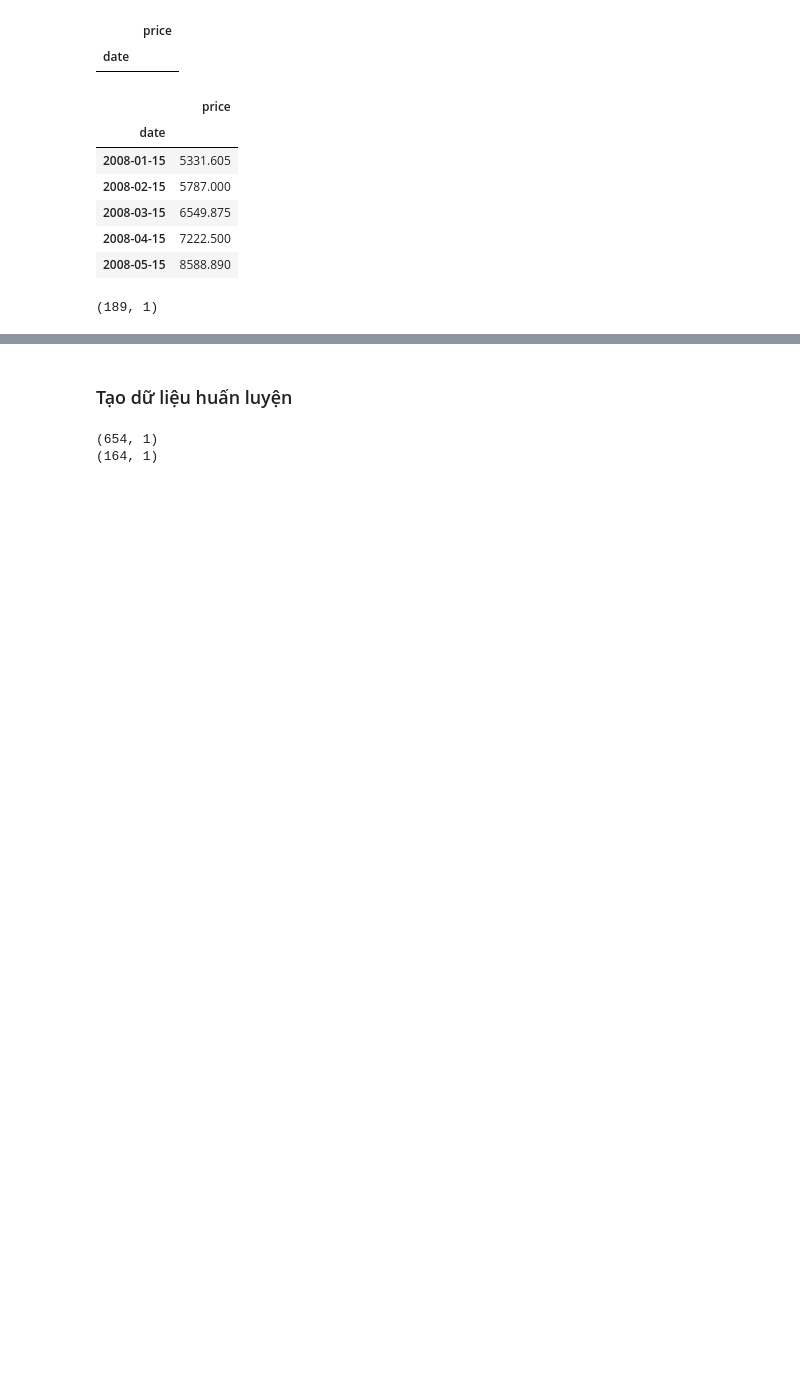
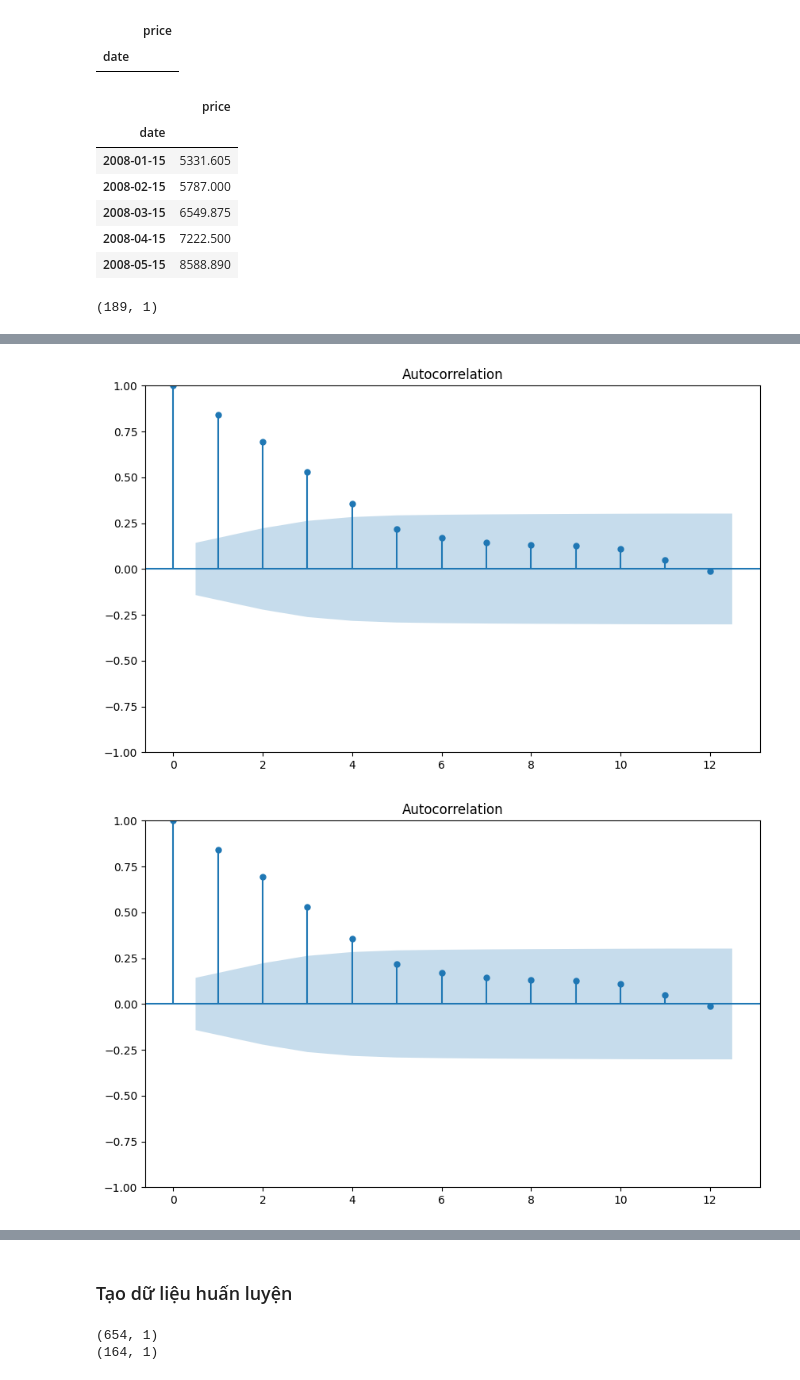
Before and after one commit to thuongh2/CommodityPredict, a Jupyter notebook: GRU.ipynb, the cells around one changed output, grey strips where cells are left out. Saved outputs shown, nothing was run; the diff lists cells and outputs as text; code cells hidden in the pictures; blank space fills up the shorter version.

```diff
--- a/GRU.ipynb
+++ b/GRU.ipynb
@@ -104,0 +138,10 @@ df.shape
+# %%
+from statsmodels.graphics.tsaplots import plot_acf, plot_pacf
+import matplotlib.pyplot as plt
+import matplotlib as mpl
+
+mpl.rc("figure", figsize=(10, 6))
+plot_acf(df["price"], lags = 12)
+# %% [output]
+[figure, added]
+[figure, added]
```
Also changed, not shown: parts of 42 cells of this notebook, 2 other files.
